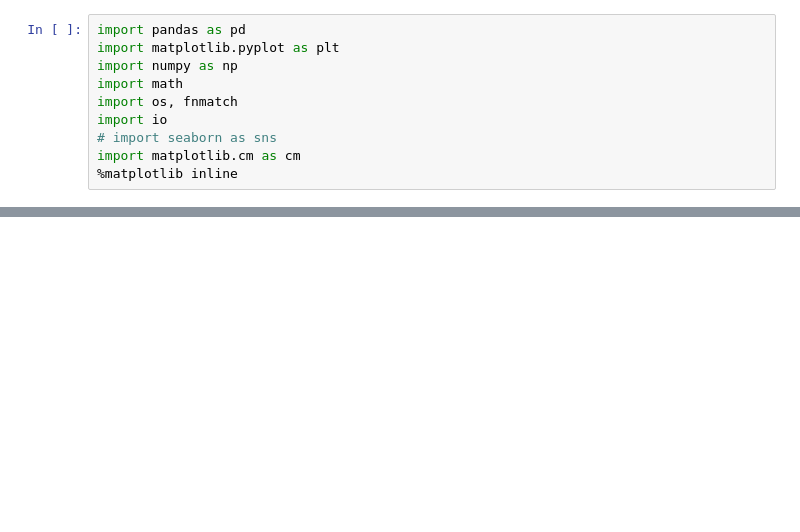
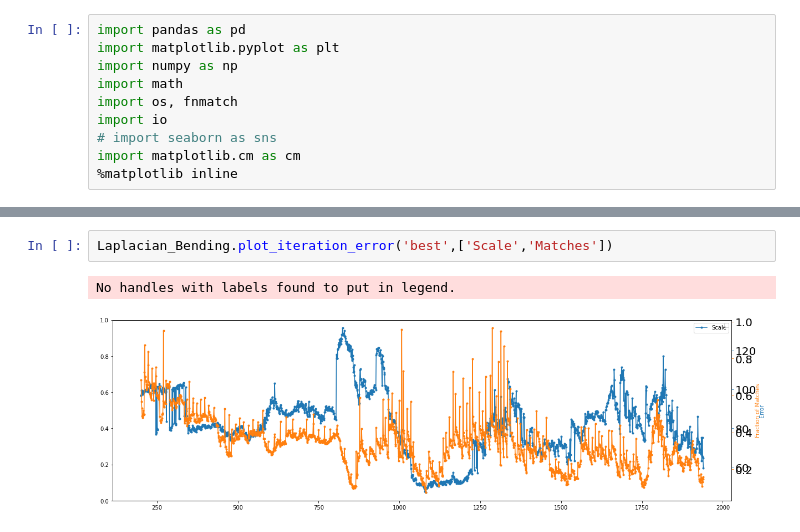
Before and after one commit to UZ-SLAMLab/DefSLAM, a Jupyter notebook: scripts/plotting.ipynb, the cells around one changed output, grey strips where cells are left out. Drawn from its saved outputs; the diff is of its cells as text; blank space fills up the shorter version.

```diff
--- a/scripts/plotting.ipynb
+++ b/scripts/plotting.ipynb
@@ -356,0 +339,5 @@ evaluation.plot_iteration_error_separated(0,error_str)
+# %%
+Laplacian_Bending.plot_iteration_error('best',['Scale','Matches'])
+# %% [output]
+No handles with labels found to put in legend.
+[figure, added]
```
Also changed, not shown: parts of 45 cells of this notebook.
